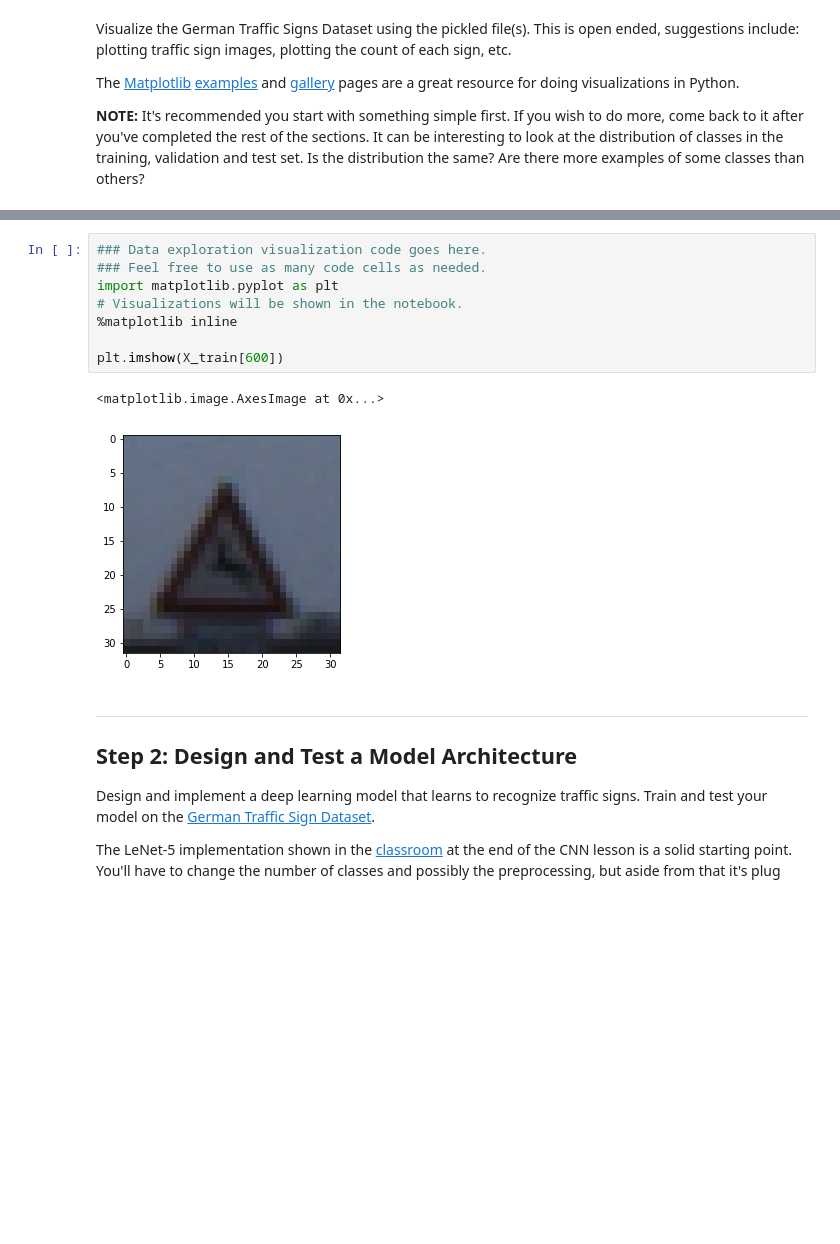
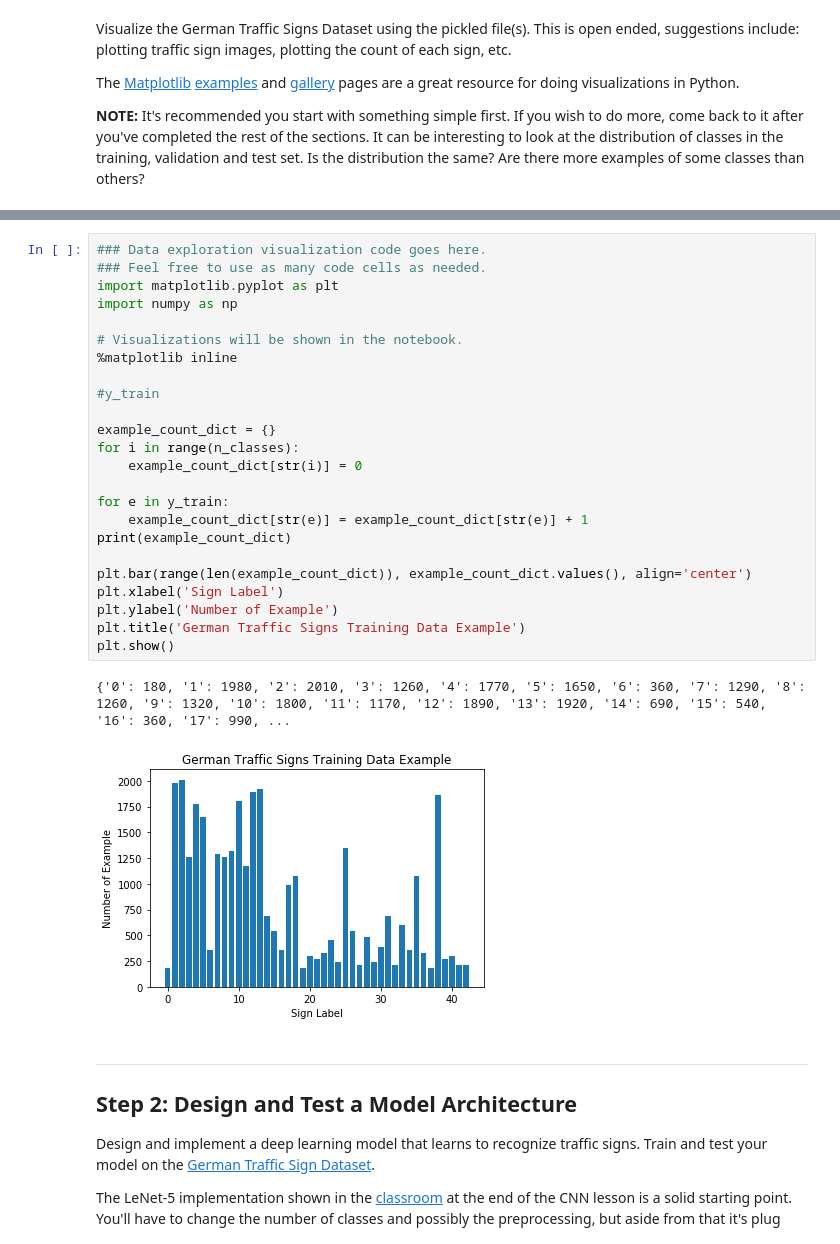
Before and after one commit to AfterDreaming/CarND-Traffic-Sign-Classifier-Project, a Jupyter notebook: Traffic_Sign_Classifier.ipynb, the cells around one changed output, grey strips where cells are left out. Cells and saved outputs as stored; diff of their text form; blank space fills up the shorter version.

```diff
--- a/Traffic_Sign_Classifier.ipynb
+++ b/Traffic_Sign_Classifier.ipynb
@@ -93,14 +107,30 @@ The [Matplotlib](http://matplotlib.org/) [examples](http://matplotlib.org/exampl
 # %%
 ### Data exploration visualization code goes here.
 ### Feel free to use as many code cells as needed.
 import matplotlib.pyplot as plt
+import numpy as np
+
 # Visualizations will be shown in the notebook.
 %matplotlib inline
 
-plt.imshow(X_train[600])
+#y_train
+
+example_count_dict = {}
+for i in range(n_classes):
+    example_count_dict[str(i)] = 0
+
+for e in y_train:
+    example_count_dict[str(e)] = example_count_dict[str(e)] + 1
+print(example_count_dict)
+
+plt.bar(range(len(example_count_dict)), example_count_dict.values(), align='center')
+plt.xlabel('Sign Label')
+plt.ylabel('Number of Example')
+plt.title('German Traffic Signs Training Data Example')
+plt.show()
 # %% [output]
-<matplotlib.image.AxesImage at 0x...>
+{'0': 180, '1': 1980, '2': 2010, '3': 1260, '4': 1770, '5': 1650, '6': 360, '7': 1290, '8': 1260, '9': 1320, '10': 1800, '11': 1170, '12': 1890, '13': 1920, '14': 690, '15': 540, '16': 360, '17': 990, ...
-[figure, old version]
+[figure, new version]
 # %% [markdown]
 ----
 
```
Also changed, not shown: parts of 7 cells of this notebook, 6 other files.
